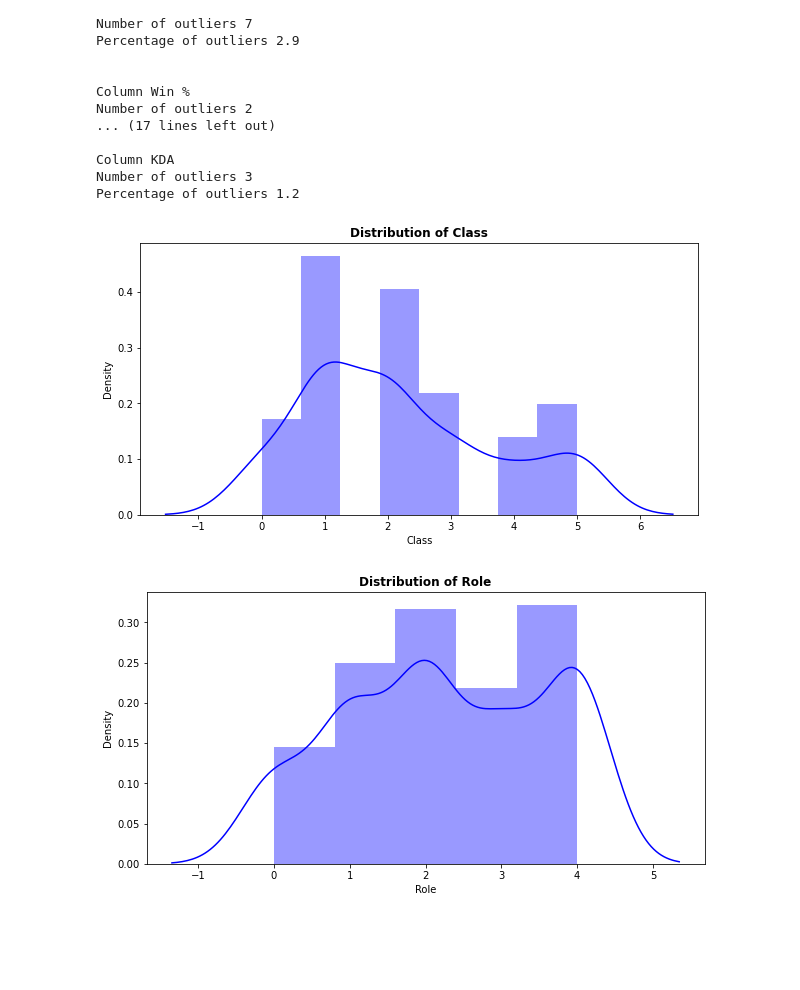
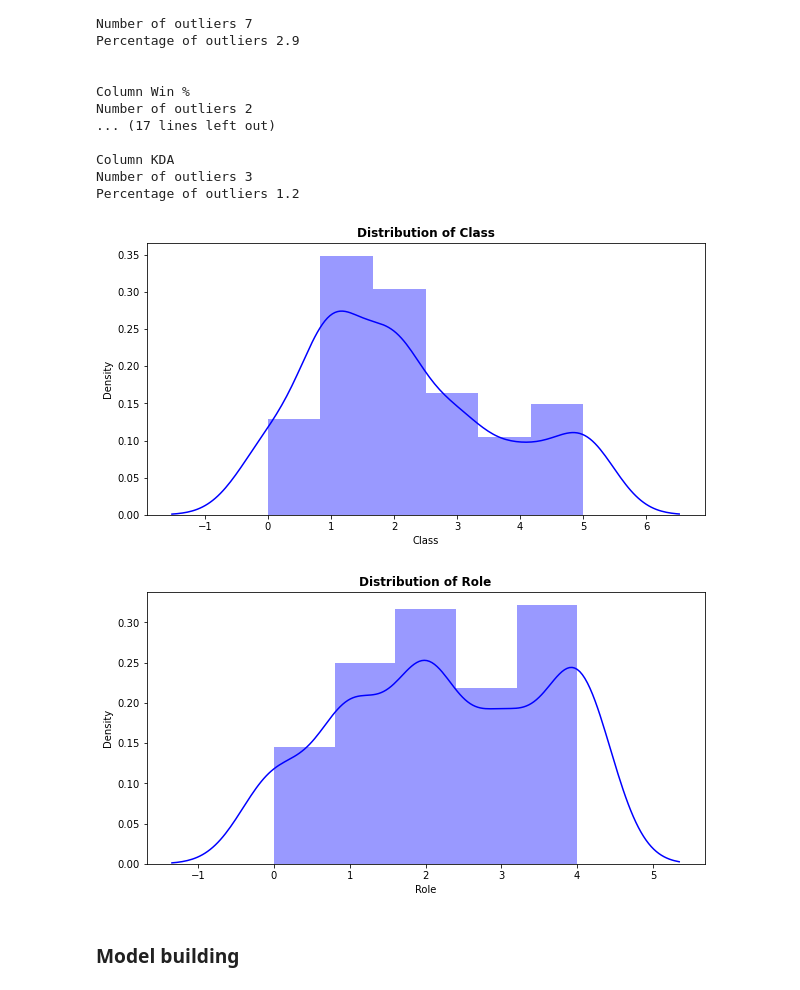
Before and after one commit to mathieujomain/League-of-Legends-champion-tier-prediction---Final-Project, a Jupyter notebook: data_prep.ipynb, the cells around one changed output. Saved outputs shown, nothing was run; the diff lists cells and outputs as text; code cells hidden in the pictures; blank space fills up the shorter version.

```diff
--- a/data_prep.ipynb
+++ b/data_prep.ipynb
@@ -224,17 +224,25 @@ Column KDA
 Number of outliers 3
 Percentage of outliers 1.2
 # %%
-#Plotting distribution of Class and Role
-columns = ['Class', 'Role']
-for col in columns:
-    f, axes = plt.subplots(figsize=(10, 5), sharex=True)
-    plt.title(f'Distribution of {col}', fontweight='bold')
-    sns.distplot(data[col],hist=True, color='blue')
-    plt.xlabel(col)
-    plt.show()
+#Plotting distribution of Class
+f, axes = plt.subplots(figsize=(10, 5), sharex=True)
+plt.title('Distribution of Class', fontweight='bold')
+sns.distplot(data['Class'],hist=True, color='blue', bins=6)
+plt.xlabel('Class')
+plt.show()
 # %% [output]
-[figure, old version]
+[figure, new version]
-[figure, removed]
+# %%
+#Plotting distribution of Role
+f, axes = plt.subplots(figsize=(10, 5), sharex=True)
+plt.title('Distribution of Role', fontweight='bold')
+sns.distplot(data['Role'],hist=True, color='blue', bins=5)
+plt.xlabel('Role')
+plt.show()
+# %% [output]
+[figure, added]
 # %%
 #The data should be cleaned by now
 data.to_csv(r'C:\Users\matui\Downloads\data_12-11_cleaned.csv')
+# %% [markdown]
+### Model building
```
Also changed, not shown: parts of 34 cells of this notebook, 1 other file.
